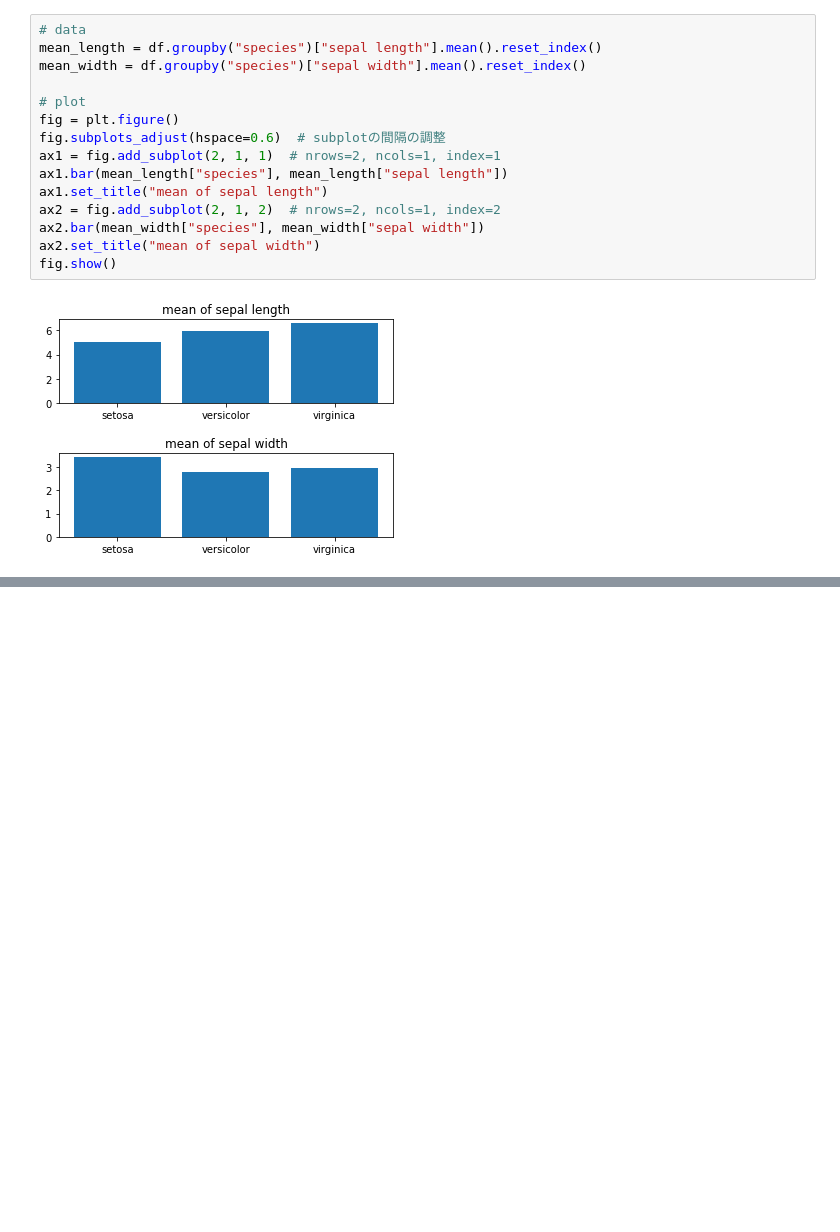
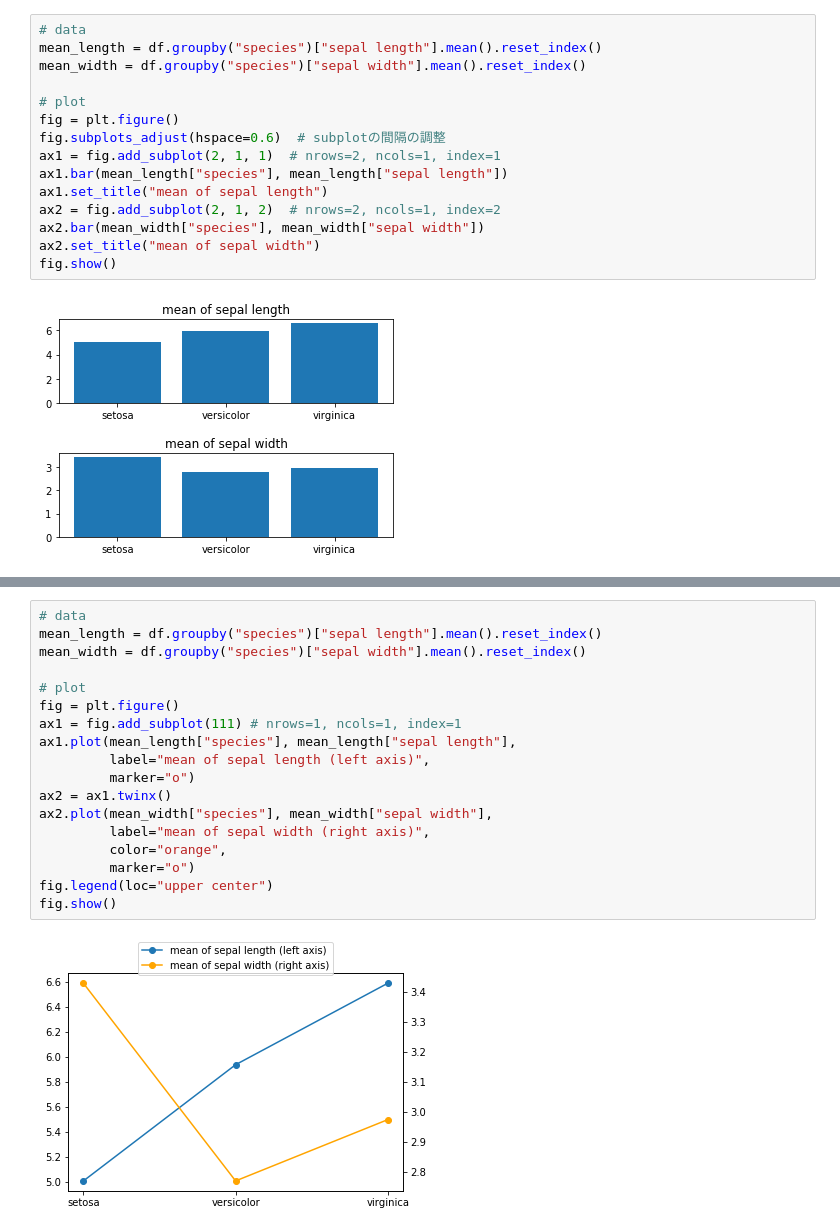
Before and after one commit to nigimitama/python-for-datascience, a Jupyter notebook: matplotlib.ipynb, the cells around one changed output, grey strips where cells are left out. Drawn from its saved outputs; the diff is of its cells as text; blank space fills up the shorter version.

```diff
--- a/matplotlib.ipynb
+++ b/matplotlib.ipynb
@@ -139,0 +168,20 @@ fig.show()
+# %%
+# data
+mean_length = df.groupby("species")["sepal length"].mean().reset_index()
+mean_width = df.groupby("species")["sepal width"].mean().reset_index()
+
+# plot
+fig = plt.figure()
+ax1 = fig.add_subplot(111) # nrows=1, ncols=1, index=1
+ax1.plot(mean_length["species"], mean_length["sepal length"],
+         label="mean of sepal length (left axis)",
+         marker="o")
+ax2 = ax1.twinx()
+ax2.plot(mean_width["species"], mean_width["sepal width"],
+         label="mean of sepal width (right axis)",
+         color="orange",
+         marker="o")
+fig.legend(loc="upper center")
+fig.show()
+# %% [output]
+[figure, added]
```
Also changed, not shown: parts of 10 cells of this notebook.
